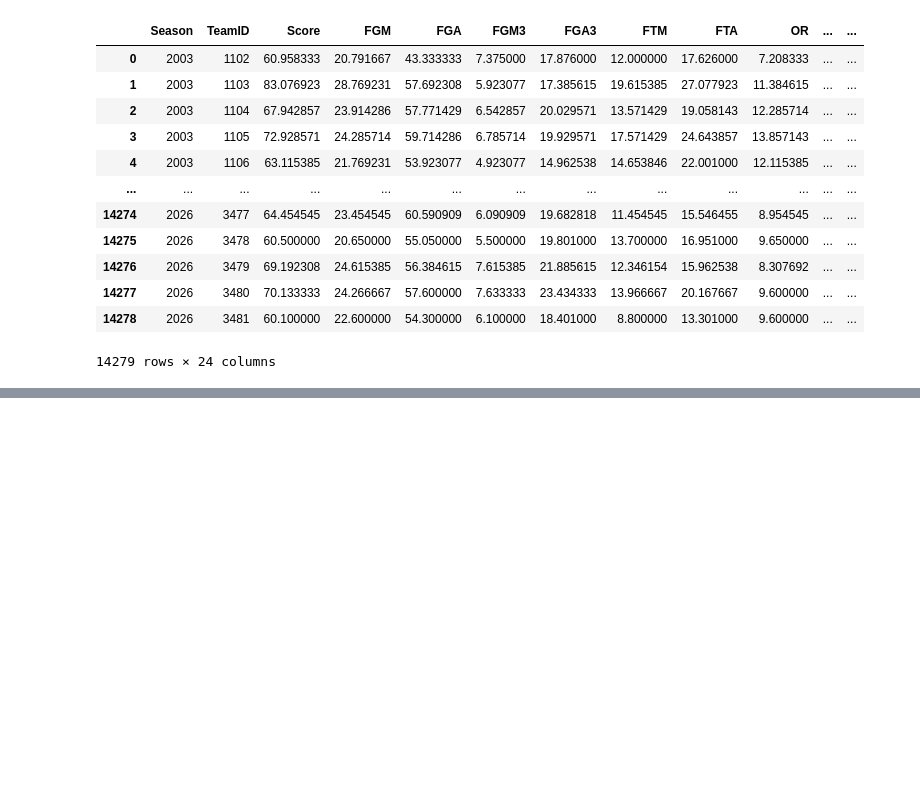
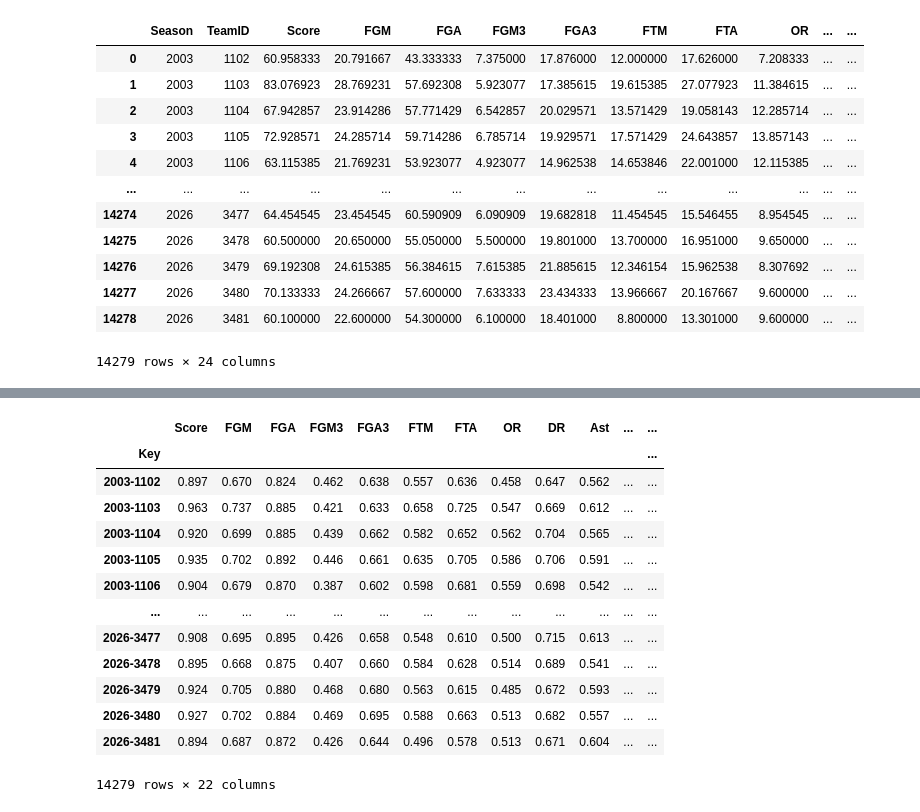
Before and after one commit to Sanket-g-75/March-Machine-Learning-Mania-2026, a Jupyter notebook: notebooks/data.ipynb, the cells around one changed output, grey strips where cells are left out. Cells and saved outputs as stored; diff of their text form; code cells hidden in the pictures; blank space fills up the shorter version.

```diff
--- a/notebooks/data.ipynb
+++ b/notebooks/data.ipynb
@@ -663,0 +757,24 @@ final_team_df.to_csv(os.path.join(path,'data','final','Dataset.csv'),index=False
+# %%
+# So as to make everything independent of data distribution, I will log transformations
+
+for i in df.columns:
+    if i!= 'WinRate':
+        df[i] = df[i].apply(lambda x: (np.log(1+x)/np.log(100)))
+    df[i] = df[i].apply(lambda x: math.ceil(1000*x)/1000)
+# %%
+df
+# %% [output]
+|  | Score | FGM | FGA | FGM3 | FGA3 | FTM | FTA | OR | DR | Ast | ... | ... |
+| Key |  |  |  |  |  |  |  |  |  |  |  | ... |
+| 2003-1102 | 0.897 | 0.670 | 0.824 | 0.462 | 0.638 | 0.557 | 0.636 | 0.458 | 0.647 | 0.562 | ... | ... |
+| 2003-1103 | 0.963 | 0.737 | 0.885 | 0.421 | 0.633 | 0.658 | 0.725 | 0.547 | 0.669 | 0.612 | ... | ... |
+| 2003-1104 | 0.920 | 0.699 | 0.885 | 0.439 | 0.662 | 0.582 | 0.652 | 0.562 | 0.704 | 0.565 | ... | ... |
+| 2003-1105 | 0.935 | 0.702 | 0.892 | 0.446 | 0.661 | 0.635 | 0.705 | 0.586 | 0.706 | 0.591 | ... | ... |
+| 2003-1106 | 0.904 | 0.679 | 0.870 | 0.387 | 0.602 | 0.598 | 0.681 | 0.559 | 0.698 | 0.542 | ... | ... |
+| ... | ... | ... | ... | ... | ... | ... | ... | ... | ... | ... | ... | ... |
+| 2026-3477 | 0.908 | 0.695 | 0.895 | 0.426 | 0.658 | 0.548 | 0.610 | 0.500 | 0.715 | 0.613 | ... | ... |
+| 2026-3478 | 0.895 | 0.668 | 0.875 | 0.407 | 0.660 | 0.584 | 0.628 | 0.514 | 0.689 | 0.541 | ... | ... |
+| 2026-3479 | 0.924 | 0.705 | 0.880 | 0.468 | 0.680 | 0.563 | 0.615 | 0.485 | 0.672 | 0.593 | ... | ... |
+| 2026-3480 | 0.927 | 0.702 | 0.884 | 0.469 | 0.695 | 0.588 | 0.663 | 0.513 | 0.682 | 0.557 | ... | ... |
+| 2026-3481 | 0.894 | 0.687 | 0.872 | 0.426 | 0.644 | 0.496 | 0.578 | 0.513 | 0.671 | 0.604 | ... | ... |
+14279 rows × 22 columns
```
Also changed, not shown: parts of 16 cells of this notebook, 3 other files.
